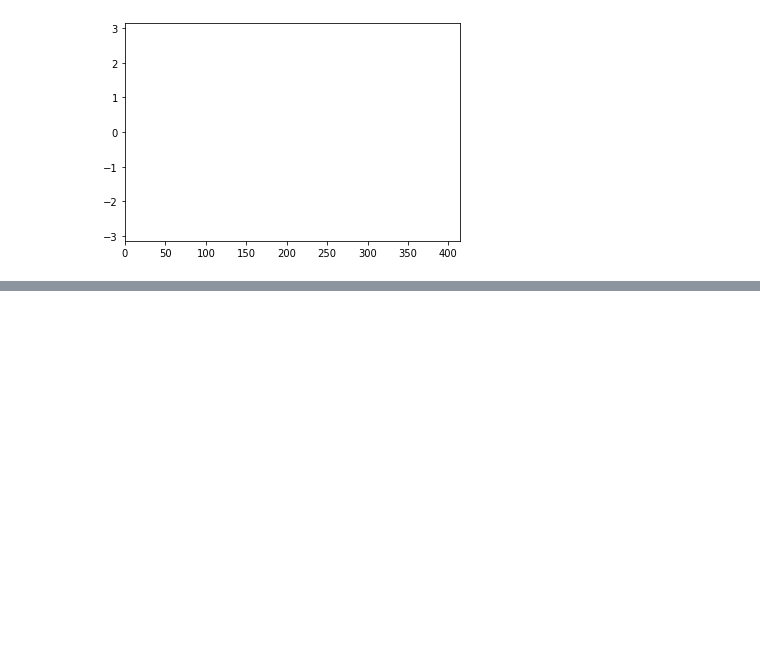
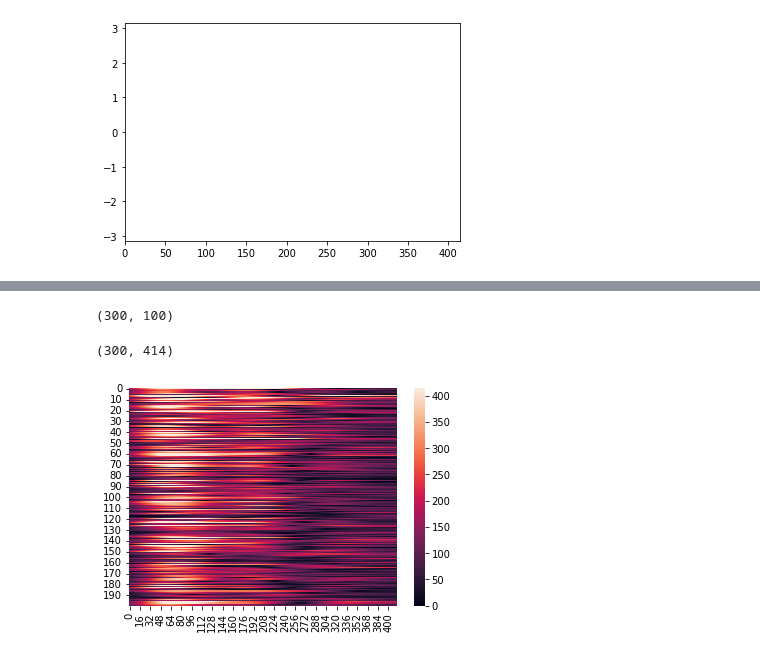
Before and after one commit to AISL-Sejong-Organization/Intelligent_Radar, a Jupyter notebook: gui/service_modules/plot.ipynb, the cells around one changed output, grey strips where cells are left out. Drawn from its saved outputs; the diff is of its cells as text; code cells hidden in the pictures; blank space fills up the shorter version.

```diff
--- a/gui/service_modules/plot.ipynb
+++ b/gui/service_modules/plot.ipynb
@@ -17,9 +18,9 @@ def seperater(arr):
     amp = np.abs(pre_data)
     # amp = amp / maximum
     phs = np.angle(pre_data)
-    # phs = (phs - (- pi)) / (pi - (- pi))
-    # sin = np.sin(phs)
-    # sin = (sin + 1) / 2
+    phs = (phs - (- pi)) / (pi - (- pi))
+    sin = np.sin(phs)
+    sin = (sin + 1) / 2
     seperated_data = np.stack((amp,phs), axis=0)
     # seperated_data = np.expand_dims(seperated_data, axis=0)
     return seperated_data
@@ -235,0 +136,4 @@ plt.plot(fft)
+# %%
+asphalt[:,:100].shape
+# %% [output]
+(300, 100)
@@ -235,0 +146,13 @@ plt.plot(fft)
+# %%
+def heatmap(arr):
+    ax = sns.heatmap(arr, vmin = 0, vmax = 414)
+def heatmap_phs(arr):
+    ax = sns.heatmap(arr, vmin = -1, vmax = 1)
+# %%
+print(asphalt[0].shape)
+# %% [output]
+(300, 414)
+# %%
+heatmap(asphalt[0, :200,:])
+# %% [output]
+[figure, added]
```
Also changed, not shown: parts of 39 cells of this notebook, 1 other file.
